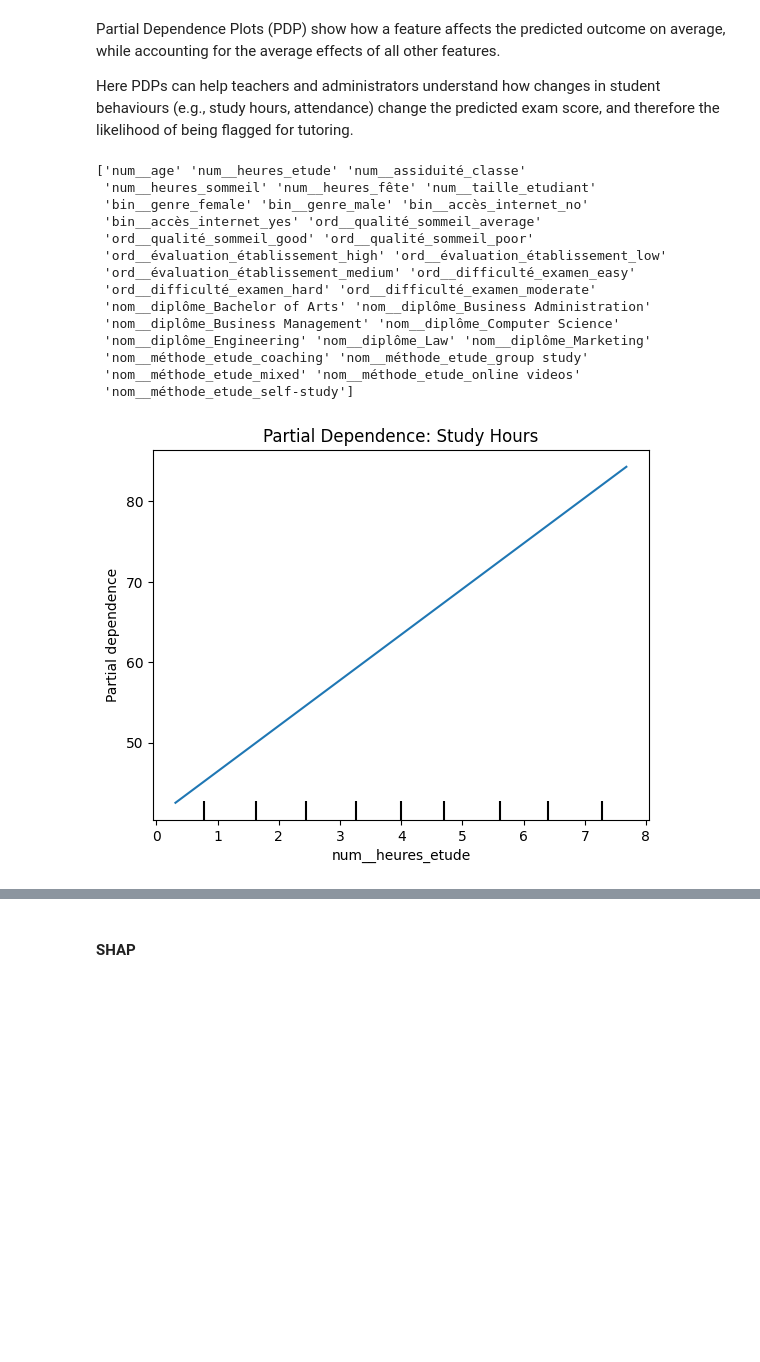
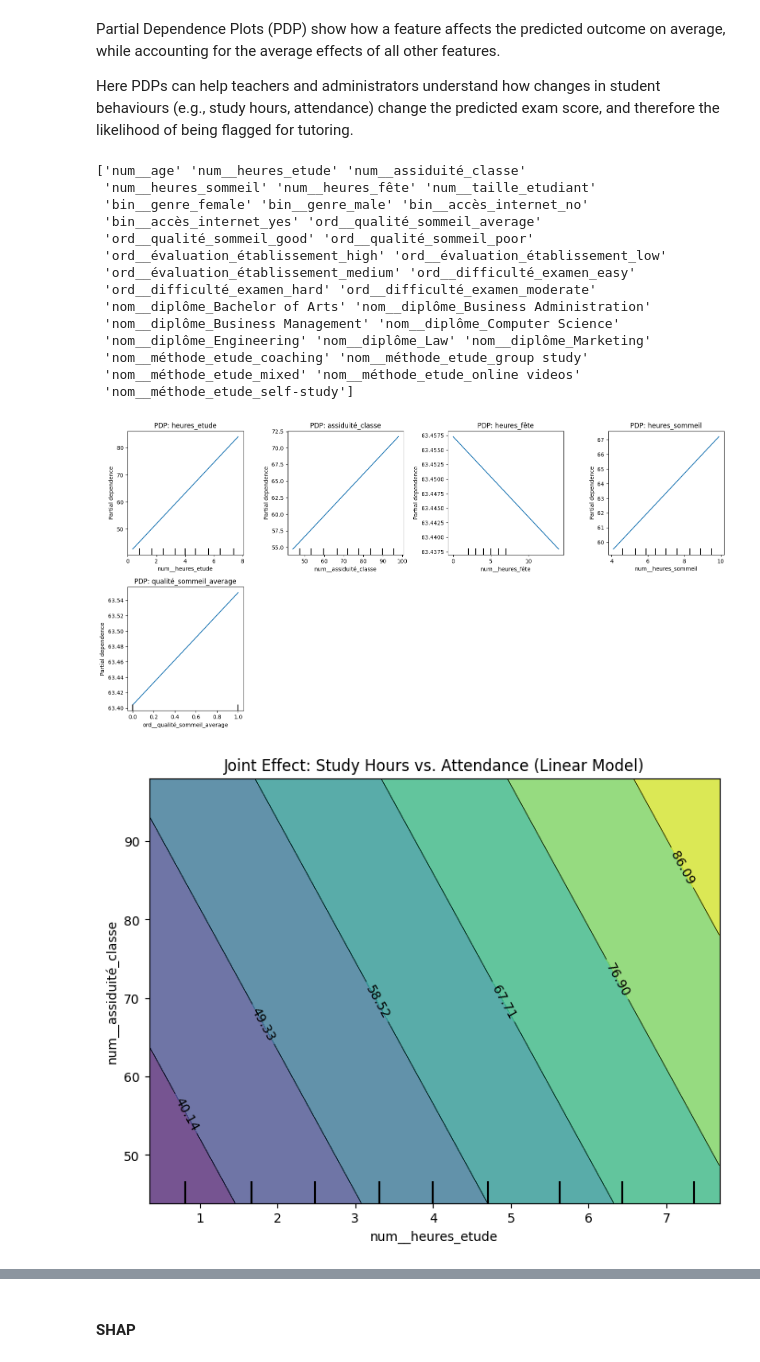
Before and after one commit to Muten-Roshi-Sama/MachineLearningLabs_4eiai40, a Jupyter notebook: Project2026/failure_prediction.ipynb, the cells around one changed output, grey strips where cells are left out. Drawn from its saved outputs; the diff is of its cells as text; code cells hidden in the pictures; blank space fills up the shorter version.

Commit message:
Partial Dependence Plots.

```diff
--- a/Project2026/failure_prediction.ipynb
+++ b/Project2026/failure_prediction.ipynb
@@ -5149,17 +5150,15 @@ import eli5
 from eli5.sklearn import PermutationImportance
 
 
-
-# SINGLE Encoded dataset
-X_valid__single_encoded = dataset["single_encoded"]["X_valid"]
-feature_names = dataset["single_encoded"]["feature_names"]
-
 # Linear Regression
-model_lg = LG_MODEL_SG["model"]
+model_lg = LG_MODEL_SG["model"]   # SINGLE Encoded dataset
+X_valid_lg = dataset["single_encoded"]["X_valid"]
+feature_names_lg = dataset["single_encoded"]["feature_names"]
 
 
-perm = PermutationImportance(model, random_state=1).fit(X_valid__single_encoded, y_valid)
-eli5.show_weights(perm, feature_names = feature_names)
+
+perm = PermutationImportance(model_lg, random_state=1).fit(X_valid_lg, y_valid)
+eli5.show_weights(perm, feature_names = feature_names_lg)
 # %% [output]
 | Weight | Feature |
 | 0.9675 ± 0.0031 | num__heures_etude |
@@ -5214,48 +5213,84 @@ Here PDPs can help teachers and administrators understand how changes in student
 
 # XGBoost would catch some non-linearities (e.g. diminishing returns) that the linear model might miss.
 # %%
+# -------- Linear Regression PDP ------------
+
 from matplotlib import pyplot as plt
 from sklearn.inspection import PartialDependenceDisplay
 
 
-print(feature_names)
+print(feature_names_lg)
 
 
-X_valid = X_valid__single_encoded
+X_valid = X_valid_lg
 model = model_lg
+feature_names = feature_names_lg
+
+# Random Sample to speed up comput
+X_sample = pd.DataFrame(X_valid, columns=feature_names).sample(n=5000, random_state=42)  # Convert to dataframe first
 
 
-# 1D PDP for heures_etude (numerical feature)
-feat_name = 'num__heures_etude'   # adjust name to match your encoding
-PartialDependenceDisplay.from_estimator(model, X_valid, [feat_name], feature_names=feature_names)
-plt.title('Partial Dependence: Study Hours')
+
+
+# 1D PDP
+features_1d = [
+    'num__heures_etude',
+    'num__assiduité_classe',
+    'num__heures_fête',
+    'num__heures_sommeil',
+    'ord__qualité_sommeil_average',
+    # 'ord__qualité_sommeil_good',
+    # 'ord__qualité_sommeil_poor'
+]
+
+fig, axes = plt.subplots(2, 3, figsize=(16, 8))
+axes = axes.flatten()  # Flatten for easy indexing
+
+for idx, feat in enumerate(features_1d):
+    # For binary/ordinal dummies, the PDP will be two points (0 and 1)
+    PartialDependenceDisplay.from_estimator(
+        model, X_sample, [feat],
+        feature_names=feature_names, ax=axes[idx]
+    )
+    axes[idx].set_title(f'PDP: {feat.replace("num__", "").replace("ord__", "")}')
+    axes[idx].grid(True)
+
+# Remove any unused subplots (7 plots, we have 8 axes)
+for i in range(len(features_1d), len(axes)):
+    fig.delaxes(axes[i])
+
+plt.tight_layout()
 plt.show()
 
-# 1D PDP for assiduité_classe
-feat_name = 'num__assiduité_classe'
-PartialDependenceDisplay.from_estimator(model, X_valid, [feat_name], feature_names=feature_names)
-plt.title('Partial Dependence: Class Attendance')
-plt.show()
+
+
 
 # 2D PDP for interaction between study hours and attendance
+fig, ax = plt.subplots(figsize=(8, 6))
 features_2d = [('num__heures_etude', 'num__assiduité_classe')]
-fig, ax = plt.subplots(figsize=(8, 6))
-PartialDependenceDisplay.from_estimator(model, X_valid, features_2d, ax=ax, feature_names=feature_names)
-plt.title('Joint Effect: Study Hours vs. Attendance')
+PartialDependenceDisplay.from_estimator(
+    model,                    # chosen model
+    X_sample,                 # sampled data
+    features_2d,              # list of tuple(s) of feature names
+    grid_resolution=20,       # reduce grid points (default is 20 already)
+    ax=ax,
+)
+plt.title('Joint Effect: Study Hours vs. Attendance (Linear Model)')
 plt.show()
 # %% [output]
 ['num__age' 'num__heures_etude' 'num__assiduité_classe'
  'num__heures_sommeil' 'num__heures_fête' 'num__taille_etudiant'
  'bin__genre_female' 'bin__genre_male' 'bin__accès_internet_no'
  'bin__accès_internet_yes' 'ord__qualité_sommeil_average'
  'ord__qualité_sommeil_good' 'ord__qualité_sommeil_poor'
  'ord__évaluation_établissement_high' 'ord__évaluation_établissement_low'
  'ord__évaluation_établissement_medium' 'ord__difficulté_examen_easy'
  'ord__difficulté_examen_hard' 'ord__difficulté_examen_moderate'
  'nom__diplôme_Bachelor of Arts' 'nom__diplôme_Business Administration'
  'nom__diplôme_Business Management' 'nom__diplôme_Computer Science'
  'nom__diplôme_Engineering' 'nom__diplôme_Law' 'nom__diplôme_Marketing'
  'nom__méthode_etude_coaching' 'nom__méthode_etude_group study'
  'nom__méthode_etude_mixed' 'nom__méthode_etude_online videos'
  'nom__méthode_etude_self-study']
-[figure, old version]
+[figure, new version]
+[figure, added]
```
Also changed, not shown: parts of 7 cells of this notebook.
